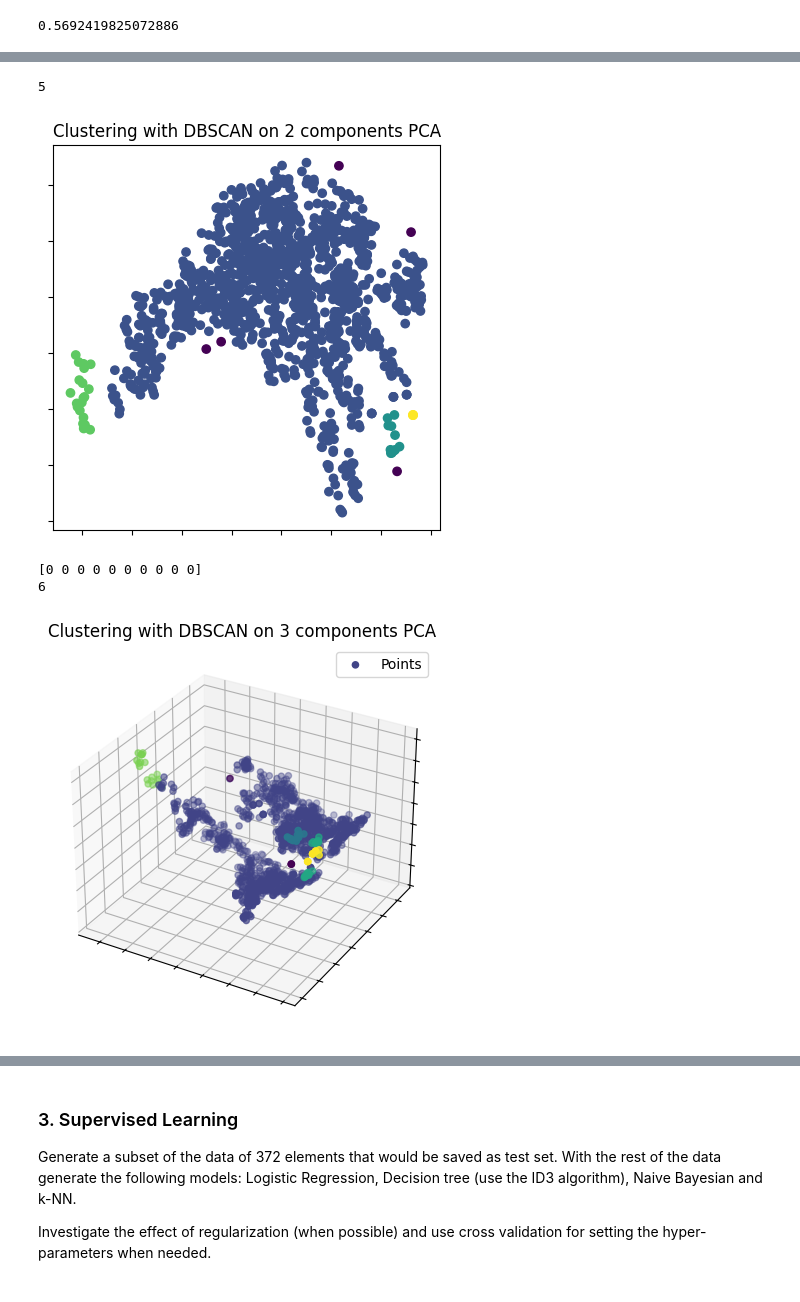
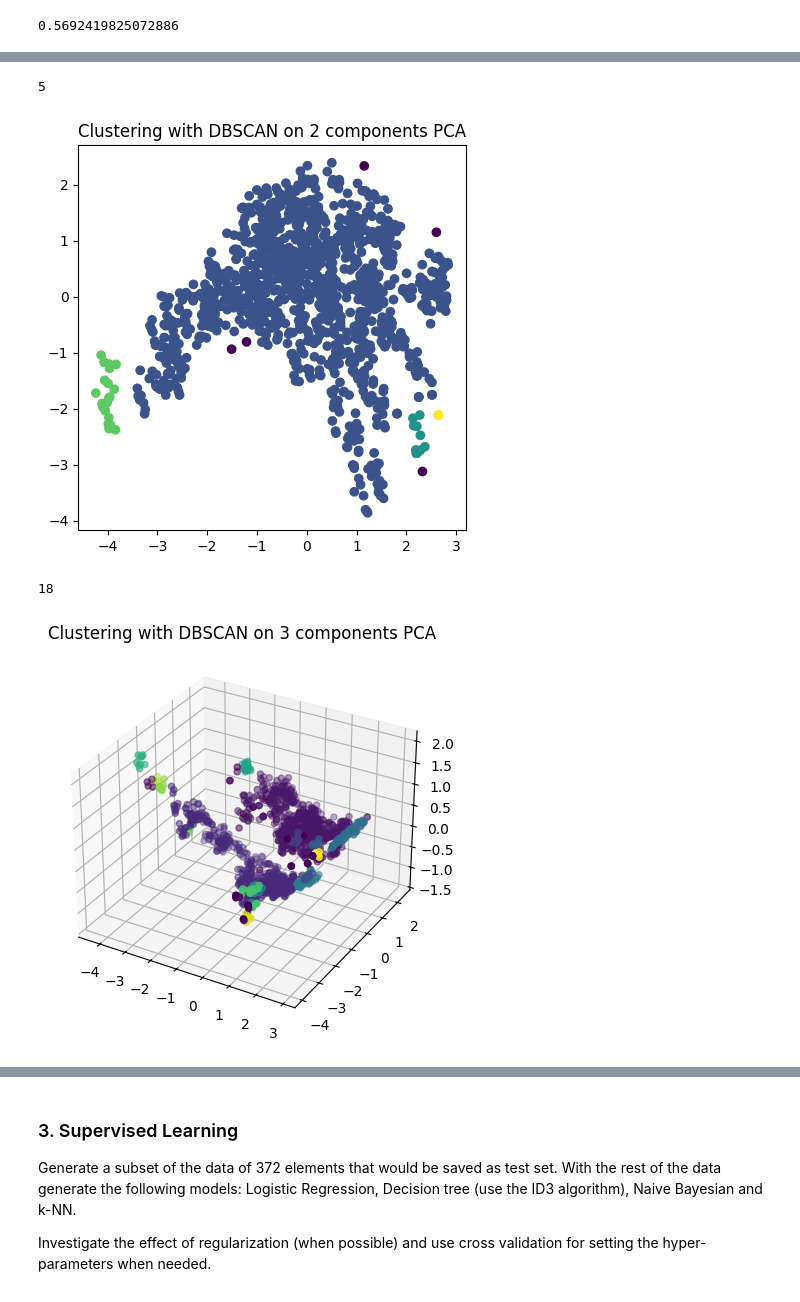
Before and after one commit to frekkoz3/Intro_to_ML_24-25, a Jupyter notebook: challenges/challenge 1/challenge-one.ipynb, the cells around one changed output, grey strips where cells are left out. Cells and saved outputs as stored; diff of their text form; code cells hidden in the pictures.

```diff
--- a/challenges/challenge 1/challenge-one.ipynb
+++ b/challenges/challenge 1/challenge-one.ipynb
@@ -241,34 +247,28 @@ plt.show()
 # %%
 from sklearn.cluster import DBSCAN
 
 dbscan_2d = DBSCAN(eps=0.3, min_samples=3)
 dbscan_2d.fit(data_pca_2d)
 labels_2d = dbscan_2d.labels_
 print(len(set(labels_2d)))
 fig, axs = plt.subplots(figsize = (5, 5))
 axs.scatter(data_pca_2d[:, 0], data_pca_2d[:, 1], c=labels_2d, label='Points')
-axs.set_yticklabels([])
-axs.set_xticklabels([])
 plt.title("Clustering with DBSCAN on 2 components PCA")
 plt.show()
 # %% [output]
 5
-[figure, old version]
+[figure, new version]
 # %%
-dbscan_3d = DBSCAN(eps=0.45, min_samples=6)
+dbscan_3d = DBSCAN(eps=0.30, min_samples=6)
 dbscan_3d.fit(data_pca_3d)
 labels_3d = dbscan_3d.labels_
 print(len(set(labels_3d))) # this is the number of clusters found
 fig = plt.figure(figsize = (5, 5))
 axs = fig.add_subplot(111, projection='3d')
+#axs.view_init(elev=15, azim=25, roll=0)
 axs.scatter(data_pca_3d[:, 0], data_pca_3d[:, 1], data_pca_3d[:, 2],c=labels_3d, label='Points')
-axs.legend()
-axs.set_yticklabels([])
-axs.set_xticklabels([])
-axs.set_zticklabels([])
 plt.title("Clustering with DBSCAN on 3 components PCA")
 plt.show()
 # %% [output]
-[0 0 0 0 0 0 0 0 0 0]
-6
+18
-[figure, old version]
+[figure, new version]
```
Also changed, not shown: parts of 4 cells of this notebook.
